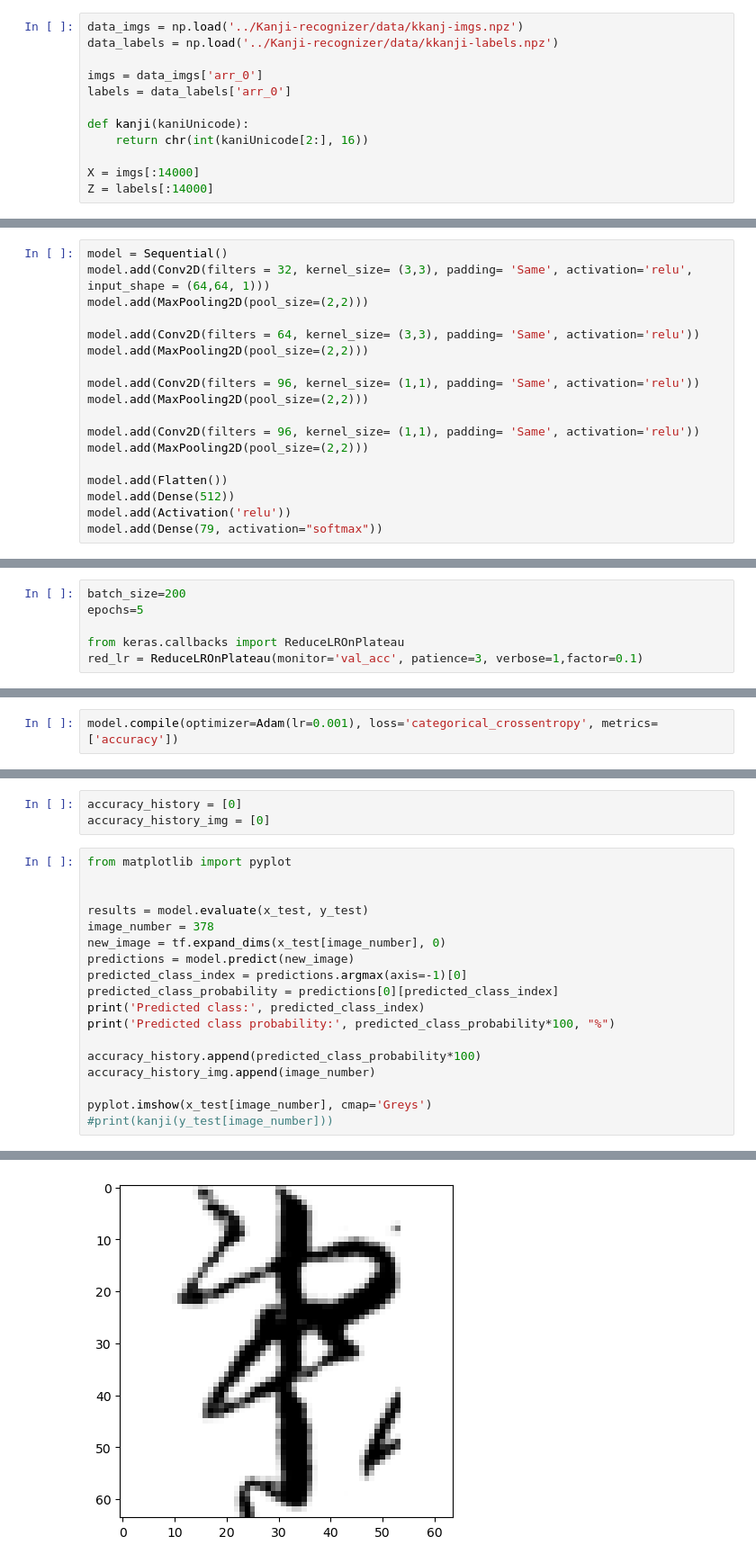
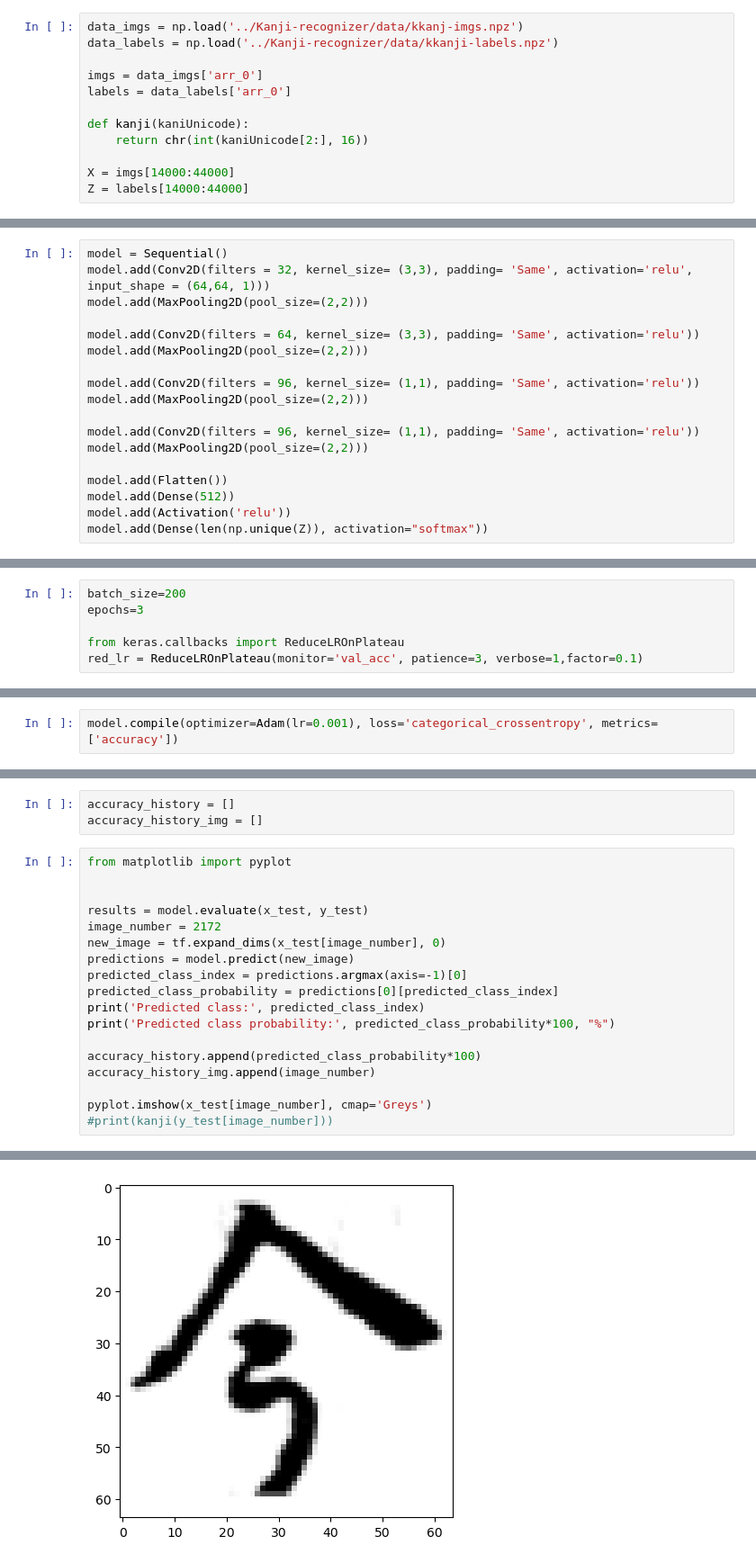
Before and after one commit to krisdanoda/Kanji-recognizer, a Jupyter notebook: sequentialModel.ipynb, the cells around one changed output, grey strips where cells are left out. Shown at 90% size. Saved outputs shown, nothing was run; the diff lists cells and outputs as text.

```diff
--- a/sequentialModel.ipynb
+++ b/sequentialModel.ipynb
@@ -35,8 +43,8 @@ labels = data_labels['arr_0']
 def kanji(kaniUnicode):
     return chr(int(kaniUnicode[2:], 16))
 
-X = imgs[:14000]
-Z = labels[:14000]
+X = imgs[14000:44000]
+Z = labels[14000:44000]
 # %%
 fig,ax=plt.subplots(5,2)
 fig.set_size_inches(15,15)
@@ -90,4 +98,4 @@ model.add(MaxPooling2D(pool_size=(2,2)))
 model.add(Flatten())
 model.add(Dense(512))
 model.add(Activation('relu'))
-model.add(Dense(79, activation="softmax"))
+model.add(Dense(len(np.unique(Z)), activation="softmax"))
@@ -94,6 +108,6 @@ model.add(Dense(79, activation="softmax"))
 # %%
 batch_size=200
-epochs=5
+epochs=3
 
 from keras.callbacks import ReduceLROnPlateau
 red_lr = ReduceLROnPlateau(monitor='val_acc', patience=3, verbose=1,factor=0.1)
@@ -161,12 +172,12 @@ plt.show()
 # %%
-accuracy_history = [0]
-accuracy_history_img = [0]
+accuracy_history = []
+accuracy_history_img = []
 # %%
 from matplotlib import pyplot
 
 
 results = model.evaluate(x_test, y_test)
-image_number = 378
+image_number = 2172
 new_image = tf.expand_dims(x_test[image_number], 0)
 predictions = model.predict(new_image)
 predicted_class_index = predictions.argmax(axis=-1)[0]
@@ -187,5 +198,5 @@ Predicted class probability: 82.92185664176941 %
 <matplotlib.image.AxesImage at 0x...>
-[figure, old version]
+[figure, new version]
 # %%
 import webscraping
 
```
Also changed, not shown: parts of 12 cells of this notebook.
